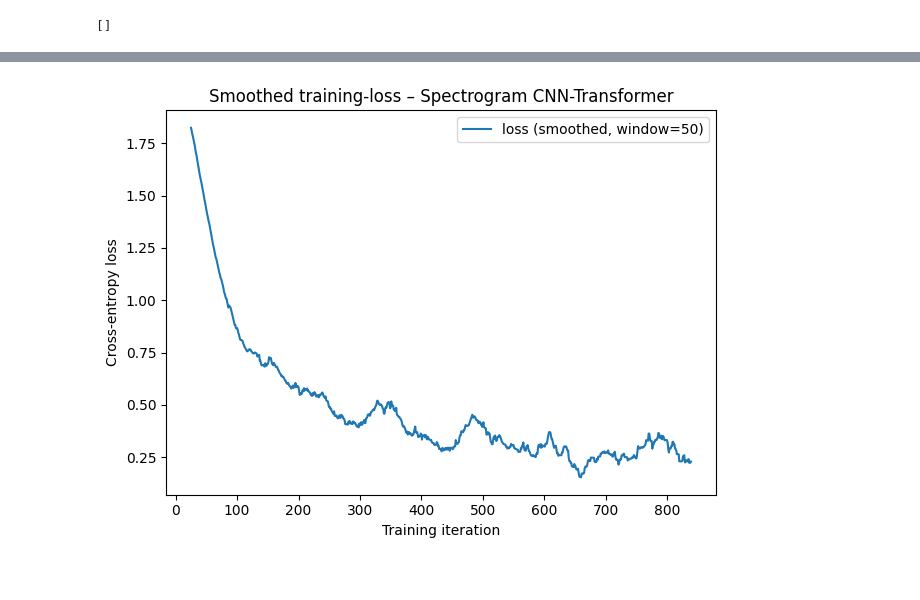
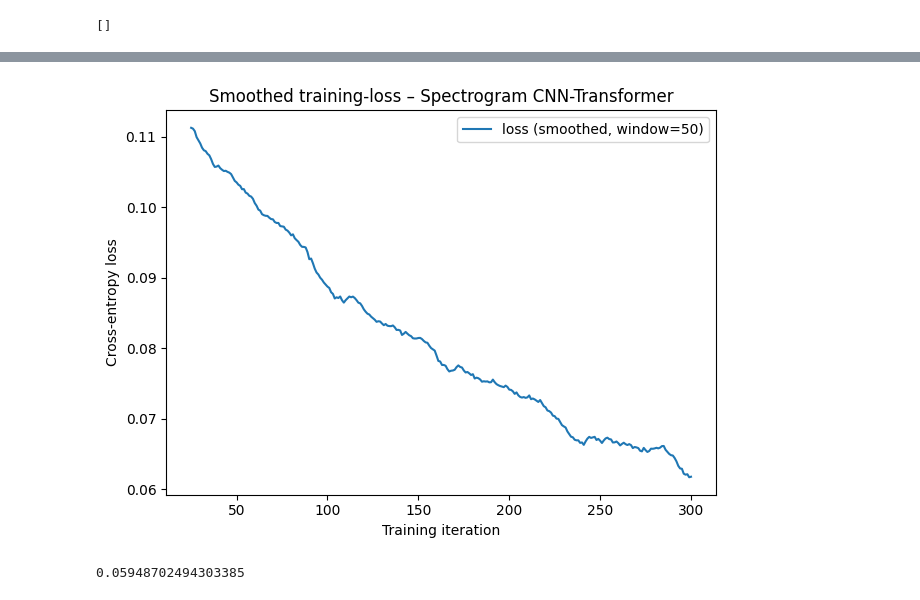
Before and after one commit to AndersWoodruff/RealTimeRecog, a Jupyter notebook: DL_project.ipynb, the cells around one changed output, grey strips where cells are left out. Cells and saved outputs as stored; diff of their text form; code cells hidden in the pictures.

```diff
--- a/DL_project.ipynb
+++ b/DL_project.ipynb
@@ -61,14 +62,14 @@ NUM_EPOCHS = 3
 TRAIN_BS   = 4                   # GPU batch
 EVAL_BS    = 4
 GRAD_ACCUM = 2                   # 4×2 ⇒ eff 8
-LR         = 3e-5
+LR         =  0.0001
 
 # ----------------------- IMPORTS ----------------------
 import os, re, random
 from pathlib import Path
 import torch, torchaudio
 from torch.utils.data import Dataset, DataLoader
-from torch.optim import AdamW
+from torch.optim import AdamW, Adam
 from torch.nn.utils import clip_grad_norm_
 from transformers import (
     Wav2Vec2Processor,
@@ -85,8 +86,10 @@ device = torch.device("cuda" if torch.cuda.is_available() else "cpu")
 os.makedirs(EXP_DIR, exist_ok=True)
 
 # ----------------------- DATASET ----------------------
-EMO_RE = re.compile(r"([0-9]{2})\-([0-9]{2})\-([0-9]{2})\-"
-                    r"([0-9]{2})\-([0-9]{2})\-([0-9]{2})\.wav")
+EMO_RE = re.compile(
+    r"([0-9]{2})\-([0-9]{2})\-([0-9]{2})\-"
+    r"([0-9]{2})\-([0-9]{2})\-([0-9]{2})\-([0-9]{2})\.wav" # <--- This is the corrected regex
+)
 
 def emotion_id(name: str) -> int:
     return int(EMO_RE.search(name).group(3)) - 1          # 0‑7
@@ -138,8 +141,8 @@ model.gradient_checkpointing_enable()
 model.freeze_feature_encoder()       # frozen for epoch 0
 
 # -------------------- OPT & SCHED ---------------------
-optimizer = AdamW(model.parameters(), lr=LR,
-                  betas=(0.9, 0.98), eps=1e-6, weight_decay=0.01)
+optimizer = Adam(model.parameters(), lr=LR,
+                  betas=(0.9,0.999), eps=1e-8)
 
 total_steps = (len(train_ld) // GRAD_ACCUM) * NUM_EPOCHS
 warm_steps  = int(0.1 * total_steps)
@@ -419,25 +230,0 @@ KeyboardInterrupt:
-# %%
-model.train()
-for batch in trainloader:
-    if batch is None:
-        continue
-    collated_batch = data_collator(batch)
-    inputs = collated_batch["input_values"].to(device)
-    labels = collated_batch["labels"].to(device)
-    attention_mask = collated_batch.get("attention_mask", None)  # Handle optional attention_mask
-    print("Inputs shape:", inputs.shape)
-    print("Input values min/max:", inputs.min().item(), inputs.max().item())
-    print("Any NaN in inputs:", torch.isnan(inputs).any().item())
-    print("Any Inf in inputs:", torch.isinf(inputs).any().item())
-    if attention_mask is not None:
-        attention_mask = attention_mask.to(device)
-        outputs = model(inputs, labels=labels, attention_mask=attention_mask)
-    else:
-        outputs = model(inputs, labels=labels)
-    loss = outputs.loss
-    print("Computed loss:", loss.item() if torch.isfinite(loss) else "nan")
-    loss.backward()
-    grad_norms = [p.grad.norm() for p in model.parameters() if p.grad is not None]
-    grad_norm = sum(gn.item() for gn in grad_norms if torch.isfinite(gn)) if grad_norms else float('nan')
-    print("Gradient norm:", grad_norm if torch.isfinite(torch.tensor(grad_norm)) else "nan")
-    break
@@ -855,31 +528,34 @@ stats = {"loss": train_losses, "val_acc": val_accuracies}
 # %%
 import json, matplotlib.pyplot as plt, numpy as np, pathlib
 
-epochs = np.arange(1, len(train_loss_history) + 1)
+epochs = np.arange(1, len(train_losses) + 1)
 
 import numpy as np
 import matplotlib.pyplot as plt
 
-loss = np.array(train_loss_history)
+loss = np.array(train_losses)
 window = 50
 
 # Compute the moving average (valid mode so we don’t pad)
 smoothed = np.convolve(loss, np.ones(window)/window, mode="valid")
 
 # The x‐axis for the smoothed curve should start at “window/2” roughly
 iters = np.arange(len(smoothed)) + window//2
 
 plt.figure()
 plt.plot(iters, smoothed, label=f"loss (smoothed, window={window})")
 plt.xlabel("Training iteration")
 plt.ylabel("Cross‐entropy loss")
 plt.title("Smoothed training‐loss – Spectrogram CNN-Transformer")
 plt.legend()
 plt.tight_layout()
 plt.savefig("loss_curve_smoothed.png")
 plt.show()
+
+print(train_losses[-1])
 # %% [output]
-[figure, old version]
+[figure, new version]
+0.05948702494303385
 # %%
 from transformers import Wav2Vec2ForSequenceClassification
 
```
Also changed, not shown: parts of 25 cells of this notebook.
